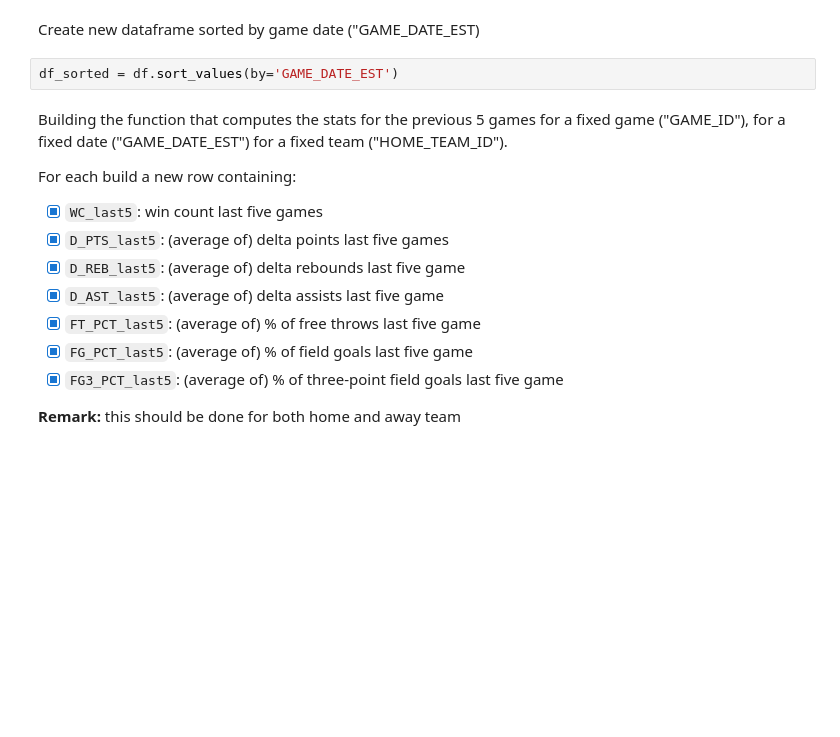
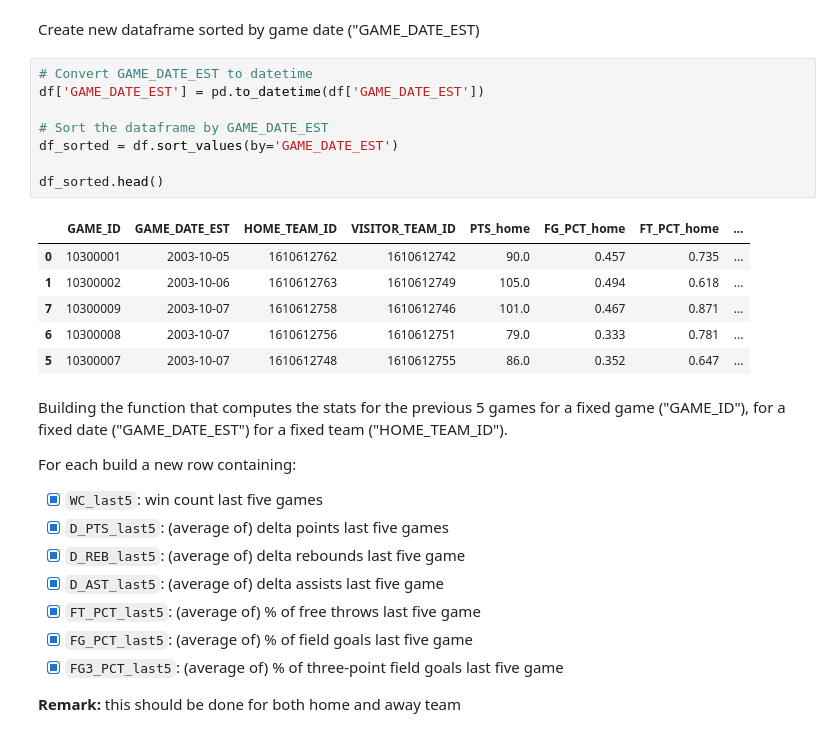
Before and after one commit to giovanni-lucarelli/basket, a Jupyter notebook: data/DataWrangling.ipynb, the cells around one changed output. Saved outputs shown, nothing was run; the diff lists cells and outputs as text; blank space fills up the shorter version.

```diff
--- a/data/DataWrangling.ipynb
+++ b/data/DataWrangling.ipynb
@@ -36,8 +36,21 @@ Index(['GAME_ID', 'GAME_DATE_EST', 'HOME_TEAM_ID', 'VISITOR_TEAM_ID',
       dtype='object')
 # %% [markdown]
 Create new dataframe sorted by game date ("GAME_DATE_EST)
-# %%
-df_sorted = df.sort_values(by='GAME_DATE_EST')
+# %%
+# Convert GAME_DATE_EST to datetime
+df['GAME_DATE_EST'] = pd.to_datetime(df['GAME_DATE_EST'])
+
+# Sort the dataframe by GAME_DATE_EST
+df_sorted = df.sort_values(by='GAME_DATE_EST')
+
+df_sorted.head()
+# %% [output]
+|  | GAME_ID | GAME_DATE_EST | HOME_TEAM_ID | VISITOR_TEAM_ID | PTS_home | FG_PCT_home | FT_PCT_home | ... |
+| 0 | 10300001 | 2003-10-05 | 1610612762 | 1610612742 | 90.0 | 0.457 | 0.735 | ... |
+| 1 | 10300002 | 2003-10-06 | 1610612763 | 1610612749 | 105.0 | 0.494 | 0.618 | ... |
+| 7 | 10300009 | 2003-10-07 | 1610612758 | 1610612746 | 101.0 | 0.467 | 0.871 | ... |
+| 6 | 10300008 | 2003-10-07 | 1610612756 | 1610612751 | 79.0 | 0.333 | 0.781 | ... |
+| 5 | 10300007 | 2003-10-07 | 1610612748 | 1610612755 | 86.0 | 0.352 | 0.647 | ... |
 # %% [markdown]
 Building the function that computes the stats for the previous 5 games for a fixed game ("GAME_ID"), for a fixed date ("GAME_DATE_EST") for a fixed team ("HOME_TEAM_ID").
 
```
Also changed, not shown: parts of 7 cells of this notebook, 1 other file.
